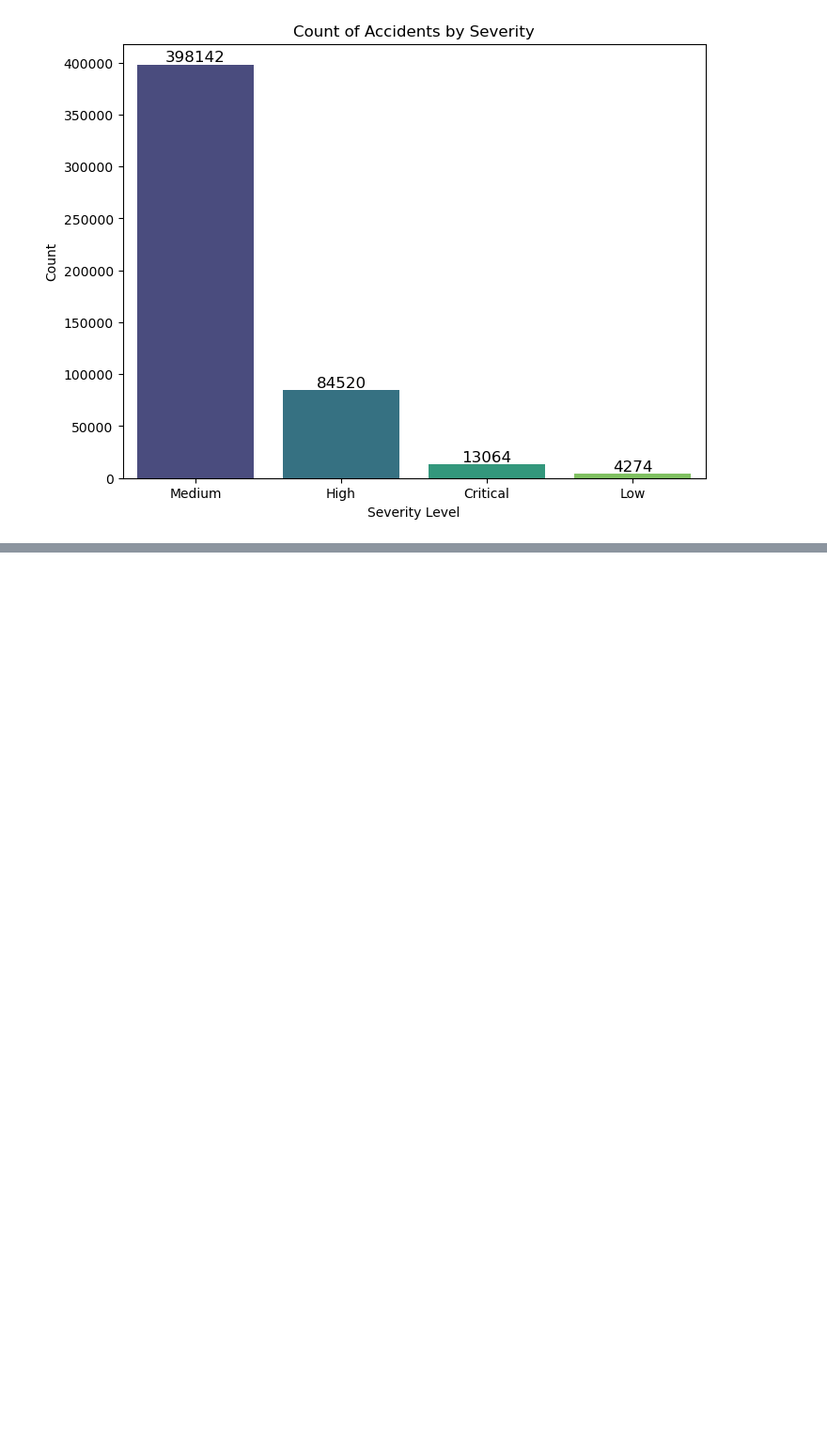
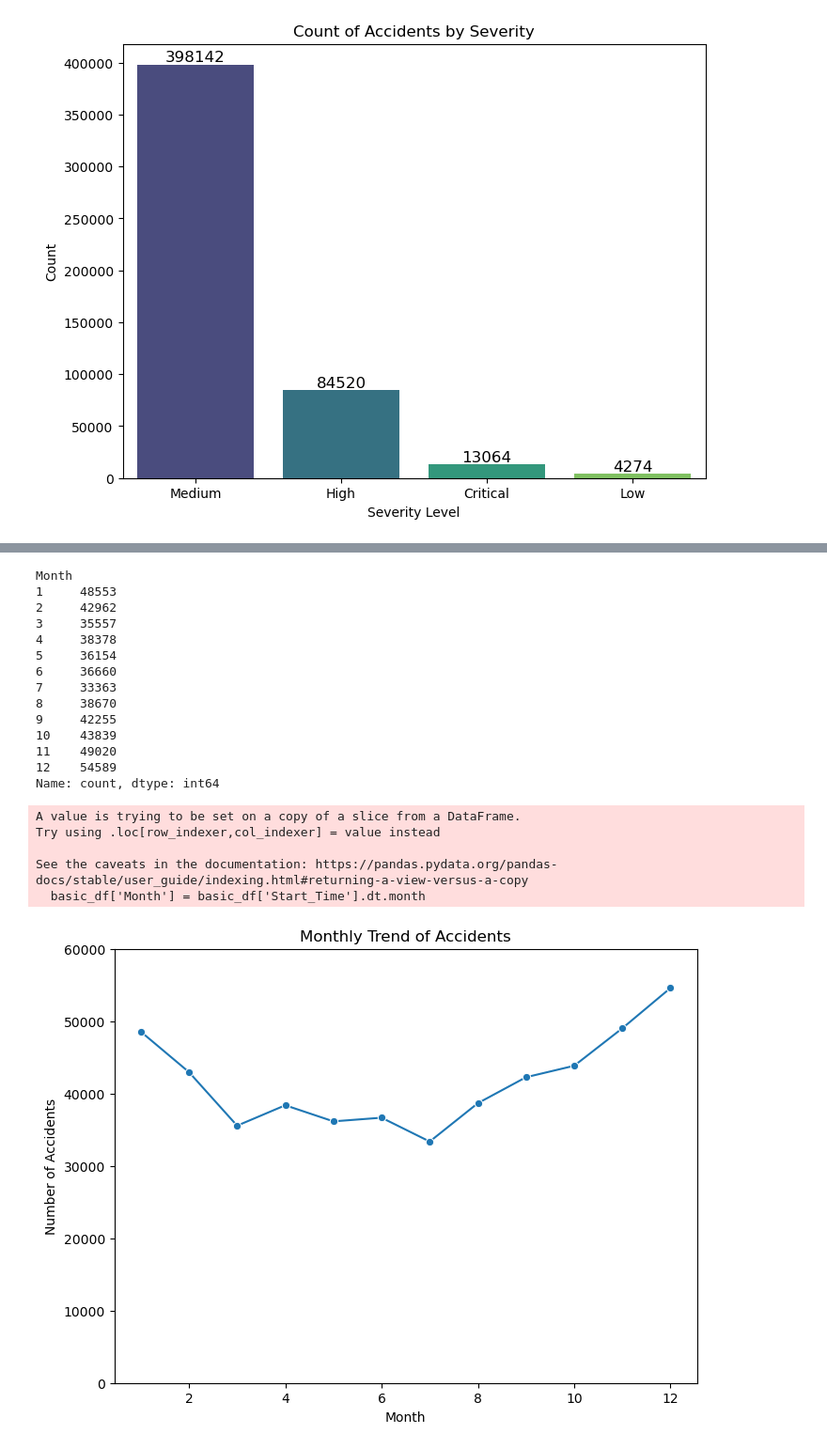
Before and after one commit to XiwenJiang/us-accidents-dashboard, a Jupyter notebook: eda.ipynb, the cells around one changed output, grey strips where cells are left out. Shown at 94% size. Saved outputs shown, nothing was run; the diff lists cells and outputs as text; code cells hidden in the pictures; blank space fills up the shorter version.

```diff
--- a/eda.ipynb
+++ b/eda.ipynb
@@ -236,0 +247,35 @@ temp.isna().sum()
+# %%
+# month trend
+
+basic_df['Month'] = basic_df['Start_Time'].dt.month
+month_trend = basic_df['Month'].value_counts().sort_index()
+print(month_trend)
+
+plt.figure(figsize = (8, 6))
+sns.lineplot(x = month_trend.index, y = month_trend.values, marker = 'o')
+plt.title ('Monthly Trend of Accidents')
+plt.xlabel ('Month')
+plt.ylabel ('Number of Accidents')
+plt.ylim(0, 60000)
+plt.show()
+# %% [output]
+Month
+1     48553
+2     42962
+3     35557
+4     38378
+5     36154
+6     36660
+7     33363
+8     38670
+9     42255
+10    43839
+11    49020
+12    54589
+Name: count, dtype: int64
+A value is trying to be set on a copy of a slice from a DataFrame.
+Try using .loc[row_indexer,col_indexer] = value instead
+
+See the caveats in the documentation: https://pandas.pydata.org/pandas-docs/stable/user_guide/indexing.html#returning-a-view-versus-a-copy
+  basic_df['Month'] = basic_df['Start_Time'].dt.month
+[figure, added]
```
Also changed, not shown: parts of 17 cells of this notebook.
